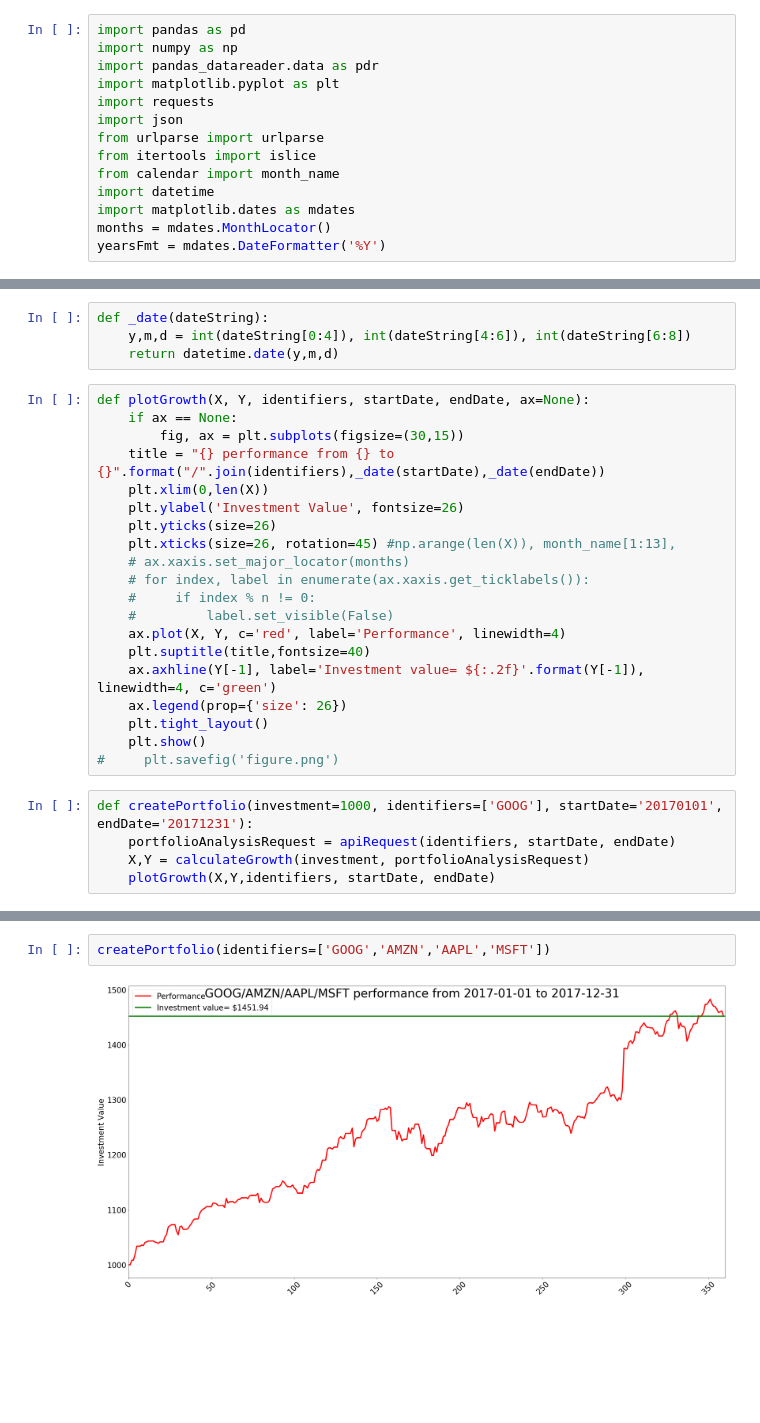
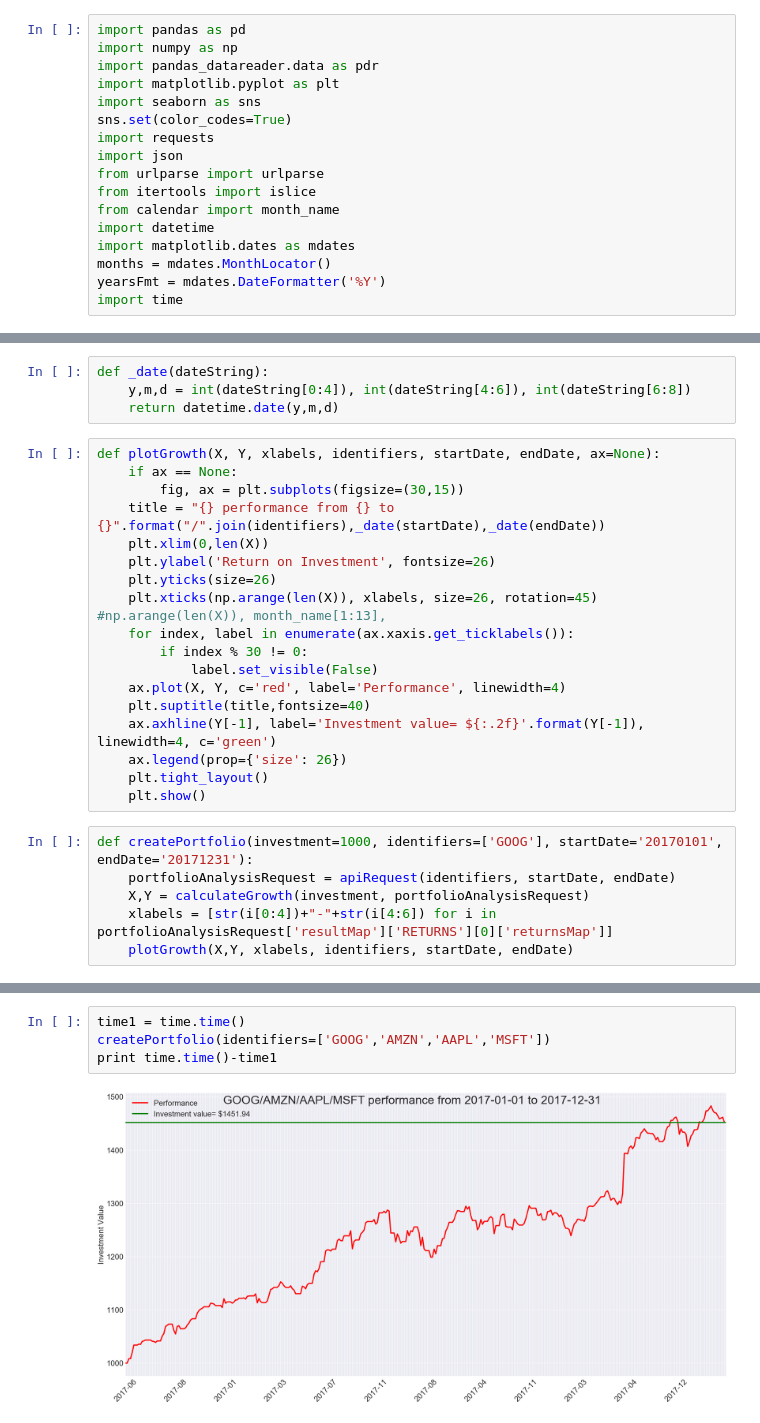
Before and after one commit to jean-tu/botbucks, a Jupyter notebook: PullingDataFromAladdin.ipynb, the cells around one changed output, grey strips where cells are left out. Cells and saved outputs as stored; diff of their text form; blank space fills up the shorter version.

Commit message:
Improved graphs

```diff
--- a/PullingDataFromAladdin.ipynb
+++ b/PullingDataFromAladdin.ipynb
@@ -3,6 +3,8 @@ import pandas as pd
 import numpy as np
 import pandas_datareader.data as pdr
 import matplotlib.pyplot as plt
+import seaborn as sns
+sns.set(color_codes=True)
 import requests
 import json
 from urlparse import urlparse
@@ -12,6 +14,7 @@ import datetime
 import matplotlib.dates as mdates
 months = mdates.MonthLocator()
 yearsFmt = mdates.DateFormatter('%Y')
+import time
 # %%
 stockAnalysisRequest = requests.get("https://www.blackrock.com/tools/hackathon/performance?" \
              + "betaPortfolios=SNP500&identifiers=GOOG&riskFreeRatePortfolio=LTBILL1-3M").json()
@@ -102,27 +105,26 @@ def _date(dateString):
     y,m,d = int(dateString[0:4]), int(dateString[4:6]), int(dateString[6:8])
     return datetime.date(y,m,d)
 # %%
-def plotGrowth(X, Y, identifiers, startDate, endDate, ax=None):
+def plotGrowth(X, Y, xlabels, identifiers, startDate, endDate, ax=None):
     if ax == None:
         fig, ax = plt.subplots(figsize=(30,15))
     title = "{} performance from {} to {}".format("/".join(identifiers),_date(startDate),_date(endDate))
     plt.xlim(0,len(X))
-    plt.ylabel('Investment Value', fontsize=26)
+    plt.ylabel('Return on Investment', fontsize=26)
     plt.yticks(size=26)
-    plt.xticks(size=26, rotation=45) #np.arange(len(X)), month_name[1:13],
-    # ax.xaxis.set_major_locator(months)
-    # for index, label in enumerate(ax.xaxis.get_ticklabels()):
-    #     if index % n != 0:
-    #         label.set_visible(False)
+    plt.xticks(np.arange(len(X)), xlabels, size=26, rotation=45) #np.arange(len(X)), month_name[1:13],
+    for index, label in enumerate(ax.xaxis.get_ticklabels()):
+        if index % 30 != 0:
+            label.set_visible(False)
     ax.plot(X, Y, c='red', label='Performance', linewidth=4)
     plt.suptitle(title,fontsize=40)
     ax.axhline(Y[-1], label='Investment value= ${:.2f}'.format(Y[-1]), linewidth=4, c='green')
     ax.legend(prop={'size': 26})
     plt.tight_layout()
     plt.show()
-#     plt.savefig('figure.png')
 # %%
 def createPortfolio(investment=1000, identifiers=['GOOG'], startDate='20170101', endDate='20171231'):
     portfolioAnalysisRequest = apiRequest(identifiers, startDate, endDate)
     X,Y = calculateGrowth(investment, portfolioAnalysisRequest)
-    plotGrowth(X,Y,identifiers, startDate, endDate)
+    xlabels = [str(i[0:4])+"-"+str(i[4:6]) for i in portfolioAnalysisRequest['resultMap']['RETURNS'][0]['returnsMap']]
+    plotGrowth(X,Y, xlabels, identifiers, startDate, endDate)
@@ -133,4 +138,6 @@ createPortfolio()
 # %%
+time1 = time.time()
 createPortfolio(identifiers=['GOOG','AMZN','AAPL','MSFT'])
+print time.time()-time1
 # %% [output]
-[figure, old version]
+[figure, new version]
```
Also changed, not shown: parts of 6 cells of this notebook, 2 other files.
